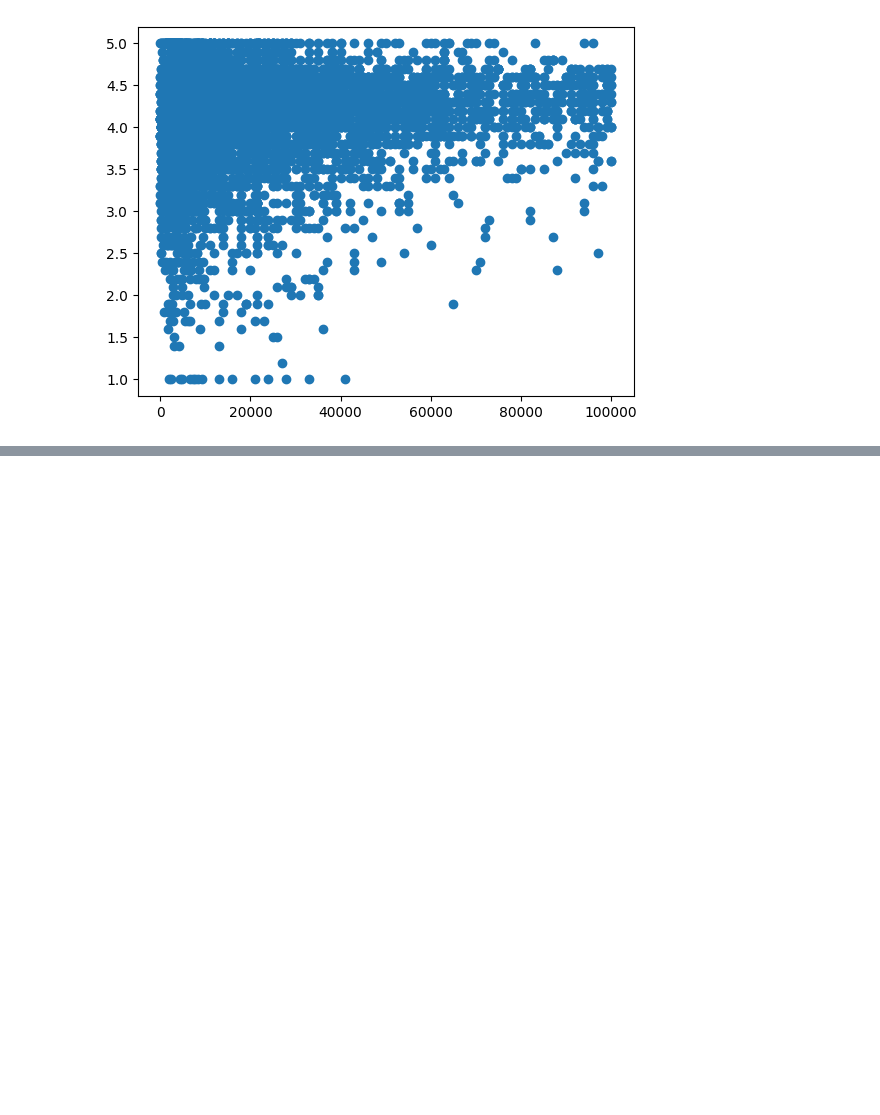
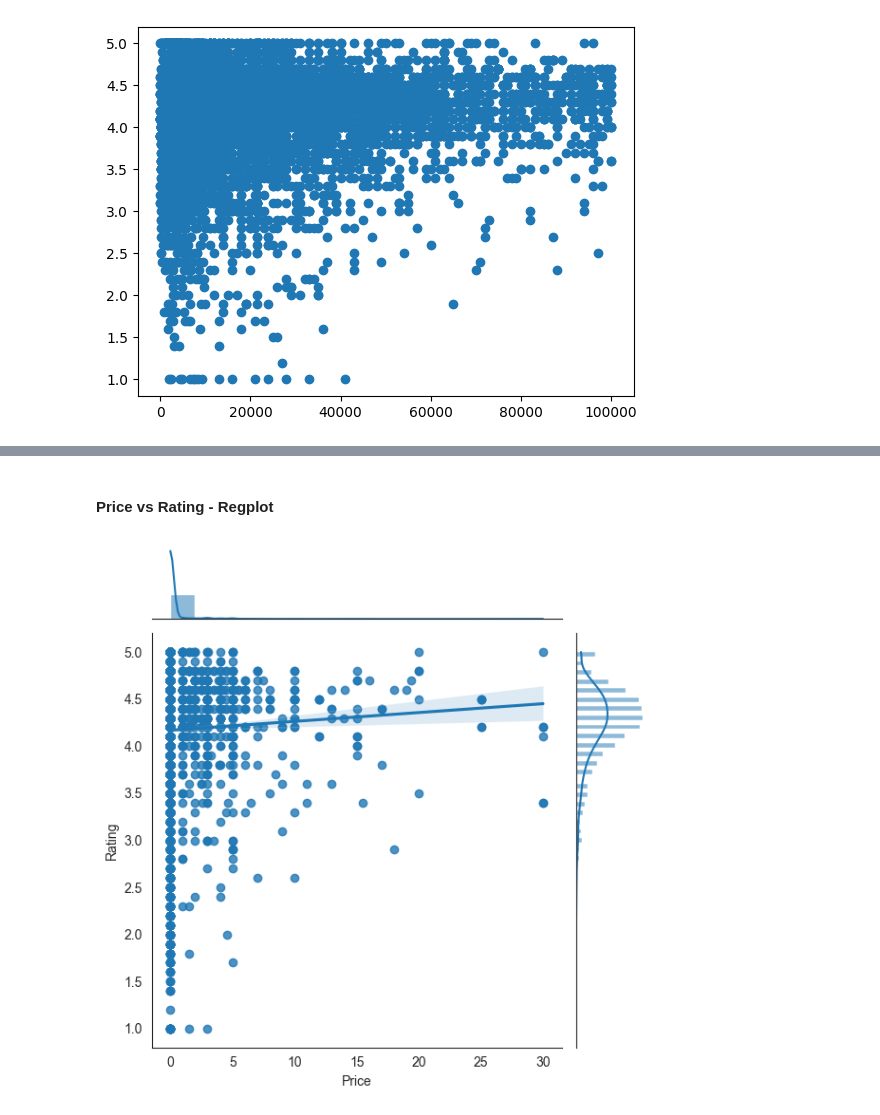
Before and after one commit to therealyash/Google-Play-Store-Case-Study, a Jupyter notebook: Play Store Case Study.ipynb, the cells around one changed output, grey strips where cells are left out. Saved outputs shown, nothing was run; the diff lists cells and outputs as text; code cells hidden in the pictures; blank space fills up the shorter version.

```diff
--- a/Play Store Case Study.ipynb
+++ b/Play Store Case Study.ipynb
@@ -962,0 +984,7 @@ sns.jointplot(inp1.Size)
+# %% [markdown]
+#### Price vs Rating - Regplot
+# %%
+sns.jointplot(x = inp1.Price, y = inp1.Rating, kind = 'reg')
+plt.show()
+# %% [output]
+[figure, added]
```
Also changed, not shown: parts of 84 cells of this notebook.
